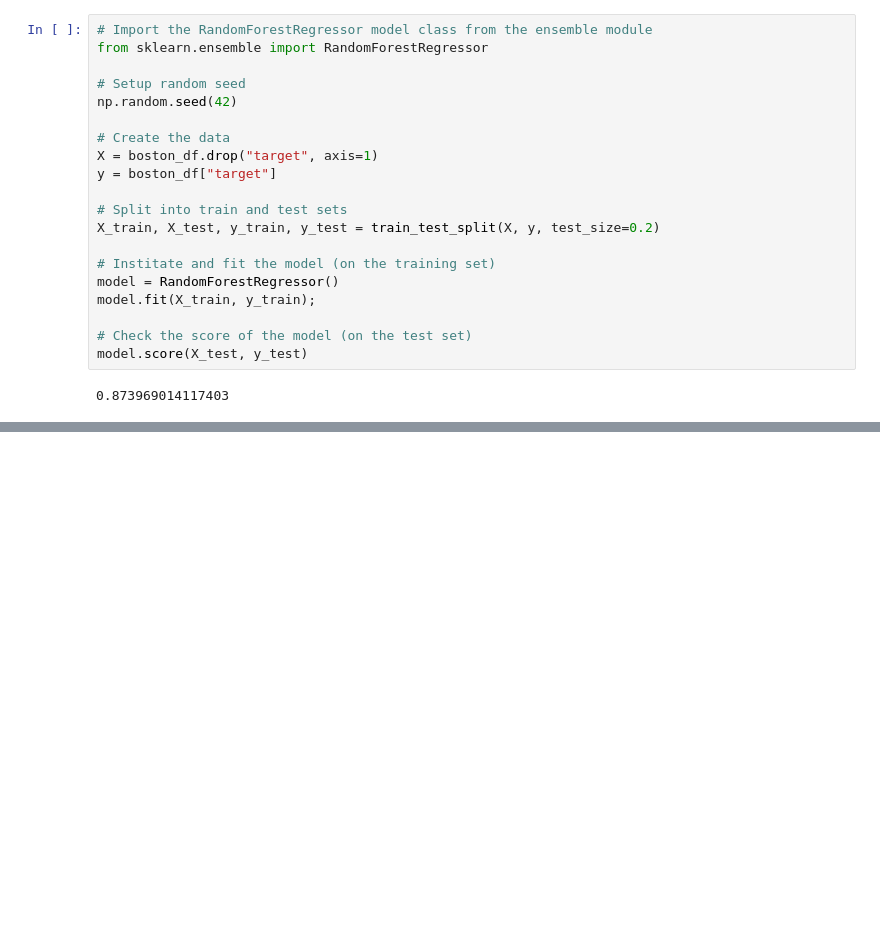
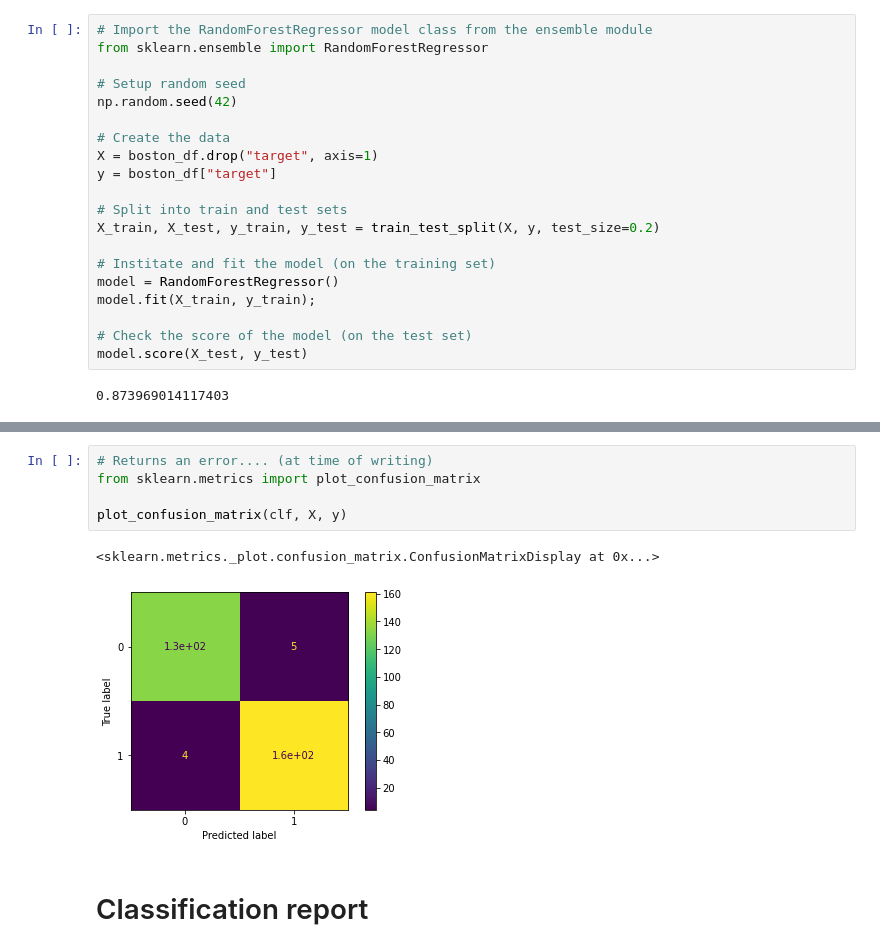
Before and after one commit to buriihenry/Machine_Learning-1, a Jupyter notebook: End to End ML/End to end ML Project.ipynb, the cells around one changed output, grey strips where cells are left out. Cells and saved outputs as stored; diff of their text form; blank space fills up the shorter version.

```diff
--- a/End to End ML/End to end ML Project.ipynb
+++ b/End to End ML/End to end ML Project.ipynb
@@ -893,0 +1058,10 @@ model.score(X_test, y_test)
+# %%
+# Returns an error.... (at time of writing)
+from sklearn.metrics import plot_confusion_matrix
+
+plot_confusion_matrix(clf, X, y)
+# %% [output]
+<sklearn.metrics._plot.confusion_matrix.ConfusionMatrixDisplay at 0x...>
+[figure, added]
+# %% [markdown]
+# Classification report
```
Also changed, not shown: parts of 28 cells of this notebook, 1 other file.
